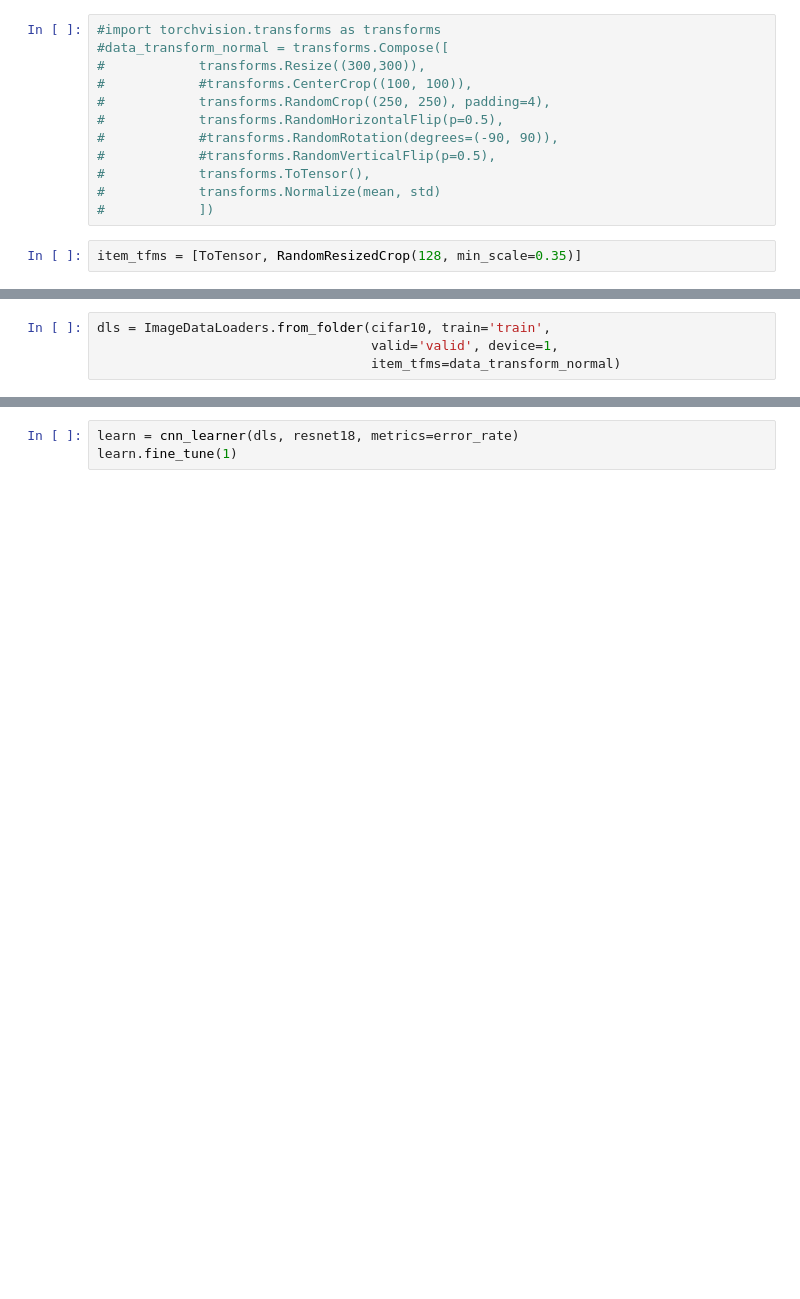
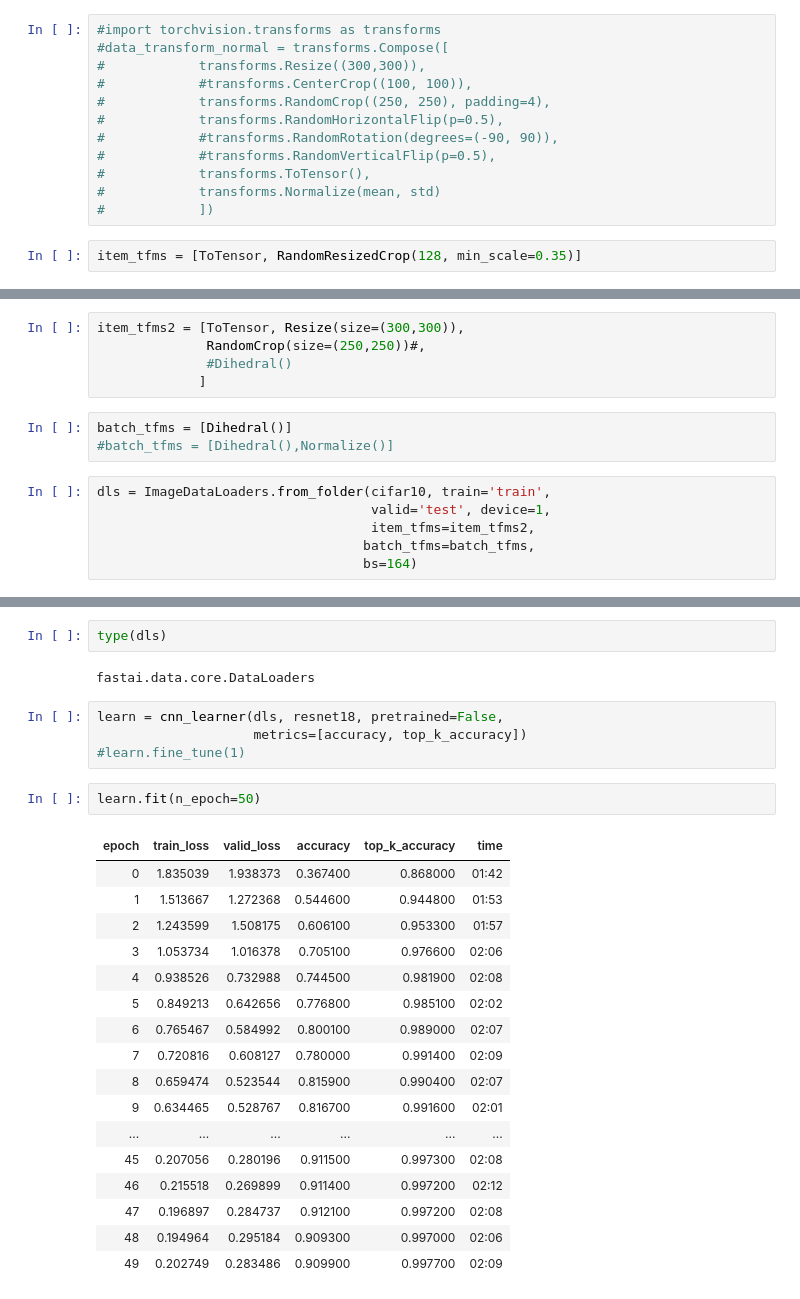
Before and after one commit to Data-drone/cv_experiments, a Jupyter notebook: testing_fastai.ipynb, the cells around one changed output, grey strips where cells are left out. Drawn from its saved outputs; the diff is of its cells as text; blank space fills up the shorter version.

Commit message:
got fastai script working

```diff
--- a/testing_fastai.ipynb
+++ b/testing_fastai.ipynb
@@ -65,4 +50,14 @@ NameError: name 'get_transforms' is not defined
+# %%
+item_tfms2 = [ToTensor, Resize(size=(300,300)),
+              RandomCrop(size=(250,250))#,
+              #Dihedral()
+             ]
+# %%
+batch_tfms = [Dihedral()]
+#batch_tfms = [Dihedral(),Normalize()]
 # %%
 dls = ImageDataLoaders.from_folder(cifar10, train='train',
-                                   valid='valid', device=1,
-                                   item_tfms=data_transform_normal)
+                                   valid='test', device=1,
+                                   item_tfms=item_tfms2,
+                                  batch_tfms=batch_tfms,
+                                  bs=164)
@@ -71,3 +72,28 @@ Could not do one pass in your dataloader, there is something wrong in it
+# %%
+type(dls)
+# %% [output]
+fastai.data.core.DataLoaders
 # %%
-learn = cnn_learner(dls, resnet18, metrics=error_rate)
-learn.fine_tune(1)
+learn = cnn_learner(dls, resnet18, pretrained=False,
+                    metrics=[accuracy, top_k_accuracy])
+#learn.fine_tune(1)
+# %%
+learn.fit(n_epoch=50)
+# %% [output]
+| epoch | train_loss | valid_loss | accuracy | top_k_accuracy | time |
+| 0 | 1.835039 | 1.938373 | 0.367400 | 0.868000 | 01:42 |
+| 1 | 1.513667 | 1.272368 | 0.544600 | 0.944800 | 01:53 |
+| 2 | 1.243599 | 1.508175 | 0.606100 | 0.953300 | 01:57 |
+| 3 | 1.053734 | 1.016378 | 0.705100 | 0.976600 | 02:06 |
+| 4 | 0.938526 | 0.732988 | 0.744500 | 0.981900 | 02:08 |
+| 5 | 0.849213 | 0.642656 | 0.776800 | 0.985100 | 02:02 |
+| 6 | 0.765467 | 0.584992 | 0.800100 | 0.989000 | 02:07 |
+| 7 | 0.720816 | 0.608127 | 0.780000 | 0.991400 | 02:09 |
+| 8 | 0.659474 | 0.523544 | 0.815900 | 0.990400 | 02:07 |
+| 9 | 0.634465 | 0.528767 | 0.816700 | 0.991600 | 02:01 |
+| ... | ... | ... | ... | ... | ... |
+| 45 | 0.207056 | 0.280196 | 0.911500 | 0.997300 | 02:08 |
+| 46 | 0.215518 | 0.269899 | 0.911400 | 0.997200 | 02:12 |
+| 47 | 0.196897 | 0.284737 | 0.912100 | 0.997200 | 02:08 |
+| 48 | 0.194964 | 0.295184 | 0.909300 | 0.997000 | 02:06 |
+| 49 | 0.202749 | 0.283486 | 0.909900 | 0.997700 | 02:09 |
```
Also changed, not shown: parts of 7 cells of this notebook.
